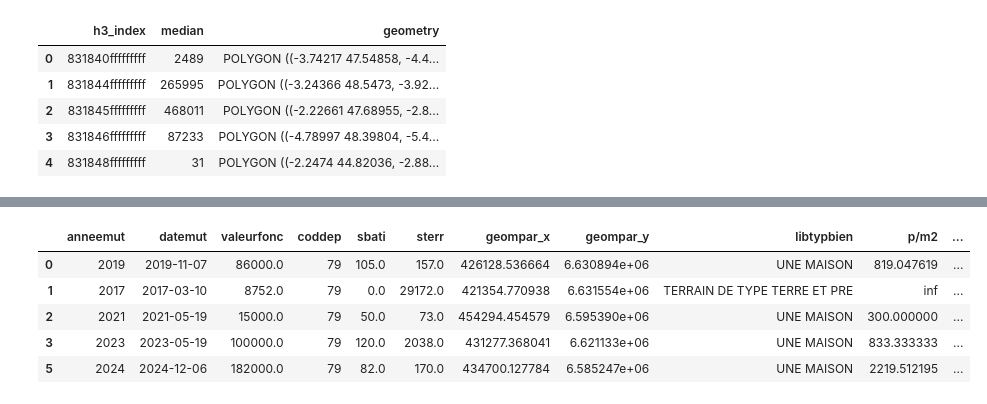
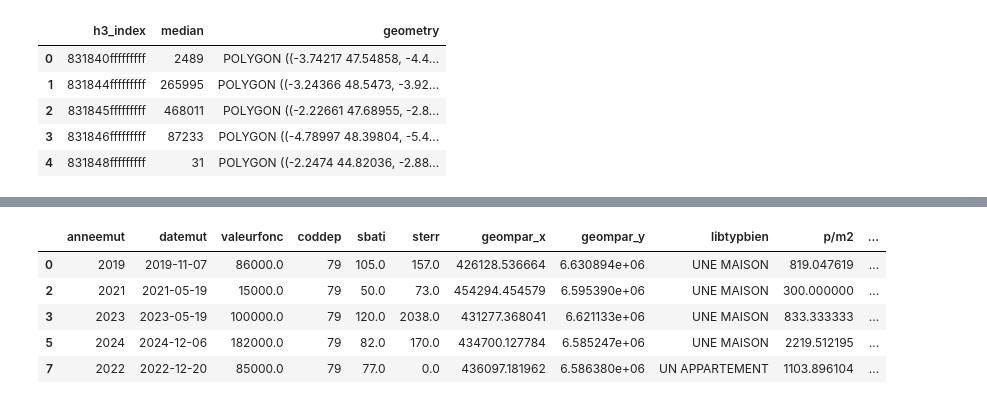
Before and after one commit to m-ligeret/price-signals-construction-activity, a Jupyter notebook: data_cleaning_trans.ipynb, the cells around one changed output, grey strips where cells are left out. Saved outputs shown, nothing was run; the diff lists cells and outputs as text; code cells hidden in the pictures.

```diff
--- a/data_cleaning_trans.ipynb
+++ b/data_cleaning_trans.ipynb
@@ -531,7 +531,7 @@ plt.scatter(
 # 1. Configuration
 # Note : Résolution 3 est très vaste (échelle régionale).
 # Pour des quartiers, visez plutôt 7, 8 ou 9.
-RESOLUTION = 7
+resolution = 7
 
 # ---------------------------------------------------------
 # OPTIMISATION 1 : Assigning a hexagon to every transaction
@@ -545,7 +545,7 @@ lons = gdf_final.geometry.x.values
 # On utilise une compréhension de liste avec zip
 # C'est la méthode standard la plus rapide en Python pur
 gdf_final['h3_index'] = [
-    h3.latlng_to_cell(lat, lon, RESOLUTION)
+    h3.latlng_to_cell(lat, lon, resolution)
     for lat, lon in zip(lats, lons)
 ]
 # %%
@@ -636,6 +635,0 @@ gdf_final.groupby('h3_index').size().reset_index(name='Number_transactions')
-# %%
-lats = gdf_final.geometry.y.values
-lons = gdf_final.geometry.x.values
-resolution = 7
-
-gdf_final['h3_index'] = [h3.latlng_to_cell(lat, lon, resolution) for lat, lon in zip(lats, lons)]
@@ -642,10 +643,11 @@ gdf_final['h3_index'] = [h3.latlng_to_cell(lat, lon, resolution) for lat, lon in
 # %%
+gdf_final = gdf_final[gdf_final['p/m2'] < np.inf]
 gdf_final.head()
 # %% [output]
 |  | anneemut | datemut | valeurfonc | coddep | sbati | sterr | geompar_x | geompar_y | libtypbien | p/m2 | ... |
 | 0 | 2019 | 2019-11-07 | 86000.0 | 79 | 105.0 | 157.0 | 426128.536664 | 6.630894e+06 | UNE MAISON | 819.047619 | ... |
-| 1 | 2017 | 2017-03-10 | 8752.0 | 79 | 0.0 | 29172.0 | 421354.770938 | 6.631554e+06 | TERRAIN DE TYPE TERRE ET PRE | inf | ... |
 | 2 | 2021 | 2021-05-19 | 15000.0 | 79 | 50.0 | 73.0 | 454294.454579 | 6.595390e+06 | UNE MAISON | 300.000000 | ... |
 | 3 | 2023 | 2023-05-19 | 100000.0 | 79 | 120.0 | 2038.0 | 431277.368041 | 6.621133e+06 | UNE MAISON | 833.333333 | ... |
 | 5 | 2024 | 2024-12-06 | 182000.0 | 79 | 82.0 | 170.0 | 434700.127784 | 6.585247e+06 | UNE MAISON | 2219.512195 | ... |
+| 7 | 2022 | 2022-12-20 | 85000.0 | 79 | 77.0 | 0.0 | 436097.181962 | 6.586380e+06 | UN APPARTEMENT | 1103.896104 | ... |
 # %%
```
Also changed, not shown: parts of 11 cells of this notebook.
